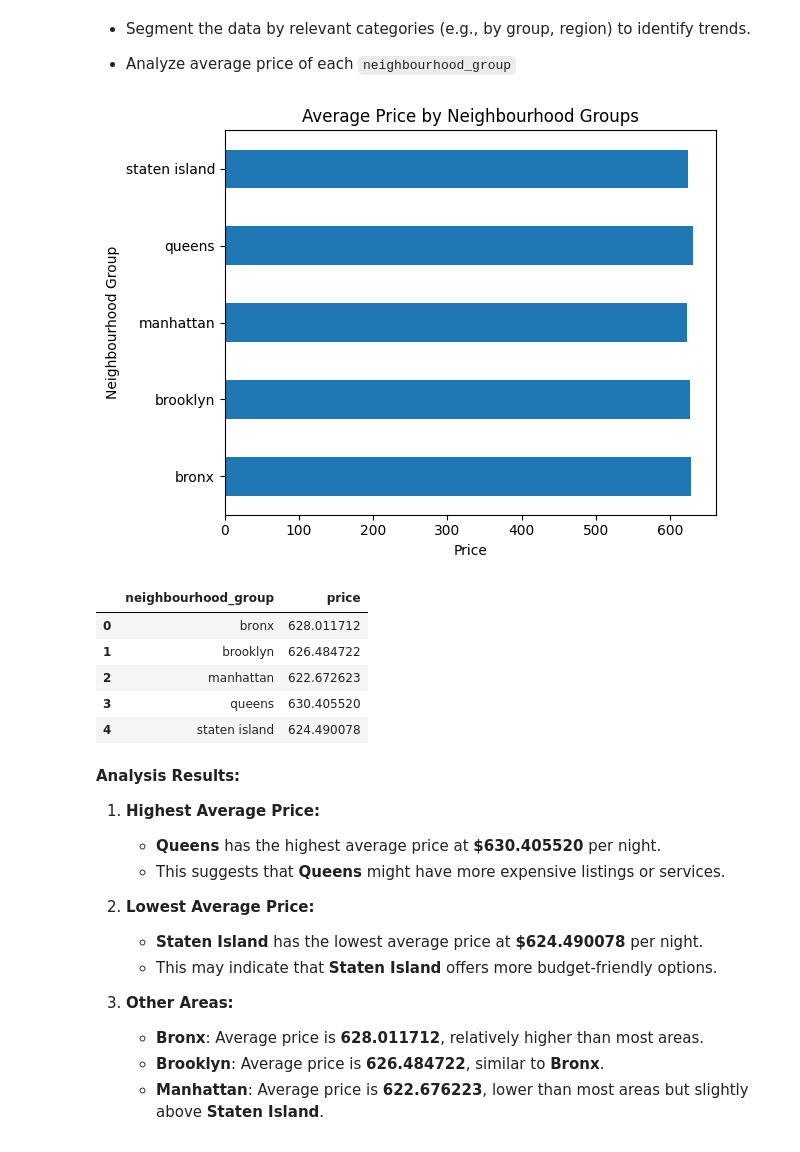
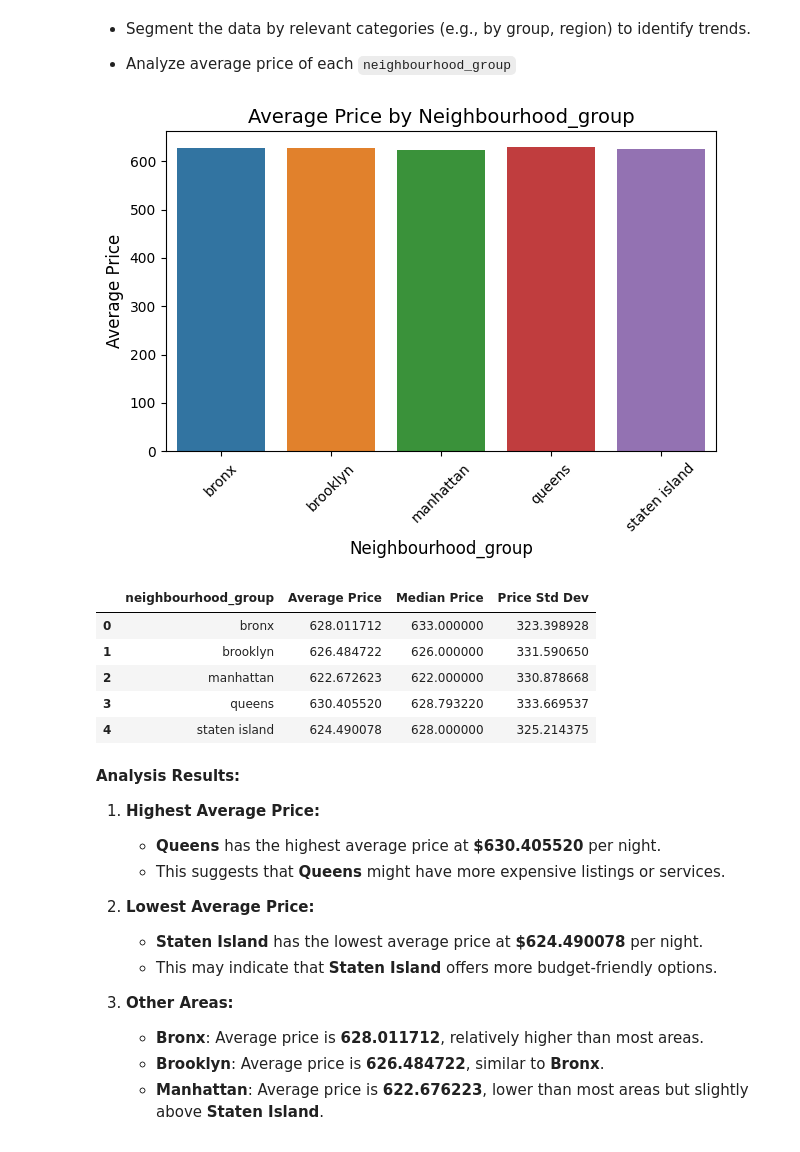
Before and after one commit to tuhanren/Airbnb-Data-Analysis, a Jupyter notebook: Final_Project_Group15.ipynb, the cells around one changed output. Drawn from its saved outputs; the diff is of its cells as text; code cells hidden in the pictures.

Commit message:
Refine functions for descriptive analysis

```diff
--- a/Final_Project_Group15.ipynb
+++ b/Final_Project_Group15.ipynb
@@ -995,16 +989,17 @@ plot_frequency_grid(freq_distributions, cols_per_row=3, chart_type='box')
 # %% [markdown]
 *   Segment the data by relevant categories (e.g., by group, region) to identify trends.
   - Analyze average price of each `neighbourhood_group`
-# %%
-neighbourhood_group_price(df)
-# %% [output]
-[figure, removed]
-|  | neighbourhood_group | price |
-| 0 | bronx | 628.011712 |
-| 1 | brooklyn | 626.484722 |
-| 2 | manhattan | 622.672623 |
-| 3 | queens | 630.405520 |
-| 4 | staten island | 624.490078 |
+# %%
+# Analyze the relationship between price and neighbourhood_group by diagram and table
+group_price_analysis(df, 'neighbourhood_group')
+# %% [output]
+[figure, added]
+|  | neighbourhood_group | Average Price | Median Price | Price Std Dev |
+| 0 | bronx | 628.011712 | 633.000000 | 323.398928 |
+| 1 | brooklyn | 626.484722 | 626.000000 | 331.590650 |
+| 2 | manhattan | 622.672623 | 622.000000 | 330.878668 |
+| 3 | queens | 630.405520 | 628.793220 | 333.669537 |
+| 4 | staten island | 624.490078 | 628.000000 | 325.214375 |
 # %% [markdown]
 **Analysis Results:**
 1. **Highest Average Price:**
```
Also changed, not shown: parts of 8 cells of this notebook.
